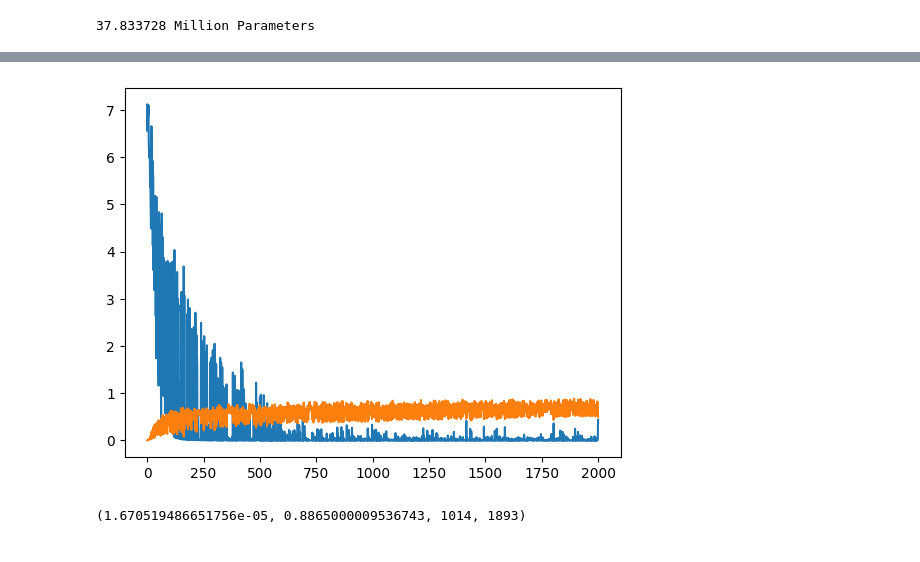
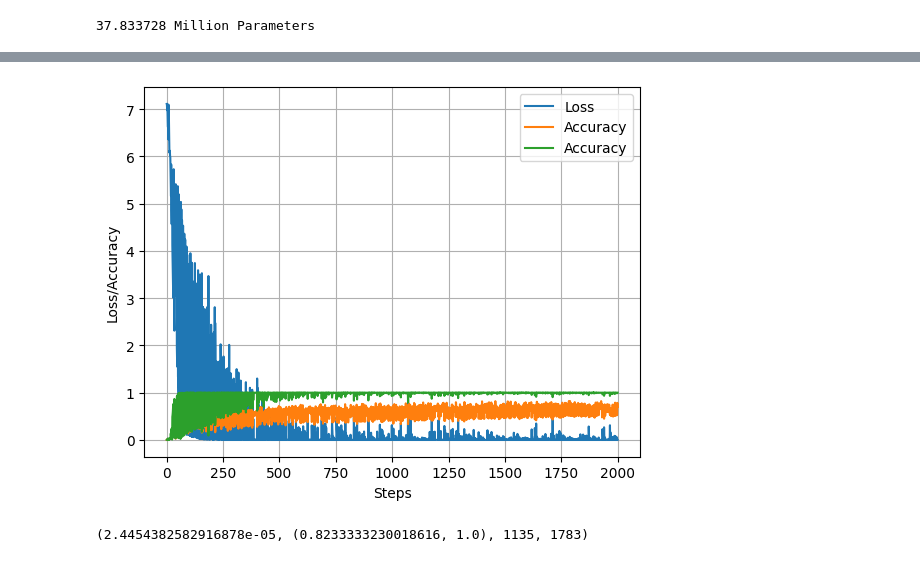
Before and after one commit to VachanVY/MAGNeT, a Jupyter notebook: magnet_test.ipynb, the cells around one changed output, grey strips where cells are left out. Cells and saved outputs as stored; diff of their text form; code cells hidden in the pictures.

```diff
--- a/magnet_test.ipynb
+++ b/magnet_test.ipynb
@@ -166,8 +98,8 @@ dataset = ioPathTextDs(
 )
 x_train, y_train = dataset["train"]
 train_iterator = iter(PreProDataset(
-    wav_paths=x_train[4:5],
-    texts=y_train[4:5],
+    wav_paths=x_train[100:101],
+    texts=y_train[100:101],
     audio_pad_id=1024,
     device=DEVICE.type,
     qcoding_len=QCODING_LEN,
@@ -294,10 +203,10 @@ def test_train():
             # multiply as loss was scaled for gradient accumulation
             lossf = loss.item() * tonfig.num_grad_accumalation_steps
             print(
-                f"| Step: {step} || Loss: {lossf:.4f} || Accuracy: {accuracy:.4f} |"
+                f"| Step: {step} || Loss: {lossf:.4f} || Masked Accuracy: {accuracy[1]:.4f} | Accuracy: {accuracy[0]:.4f} |"
                 f"| LR: {lr:e} || dt: {dt*1000:.2f}ms |"
             )
-            losses.append(lossf); accuracies.append(accuracy.cpu().item())
+            losses.append(lossf); accuracies.append(accuracy)
     return losses, accuracies
 
-losses, accuracies = test_train()
+losses, accuracies = test_train() # Clear Output
@@ -322,10 +213,14 @@ Training about to start...
 # %%
-plt.plot(losses)
-plt.plot(accuracies)
+plt.plot(losses, label="Loss")
+plt.plot(accuracies, label="Accuracy")
+plt.grid(True)
+plt.ylabel("Loss/Accuracy")
+plt.xlabel("Steps")
+plt.legend()
 plt.show()
 # %% [output]
-[figure, old version]
+[figure, new version]
 # %%
-min(losses), max(accuracies), losses.index(min(losses)), accuracies.index(max(accuracies)) # hmmm, ok but accuracy should be 1.0
+min(losses), max(accuracies), losses.index(min(losses)), accuracies.index(max(accuracies))
 # %% [output]
-(1.670519486651756e-05, 0.8865000009536743, 1014, 1893)
+(2.4454382582916878e-05, (0.8233333230018616, 1.0), 1135, 1783)
```
Also changed, not shown: parts of 38 cells of this notebook, 7 other files.
